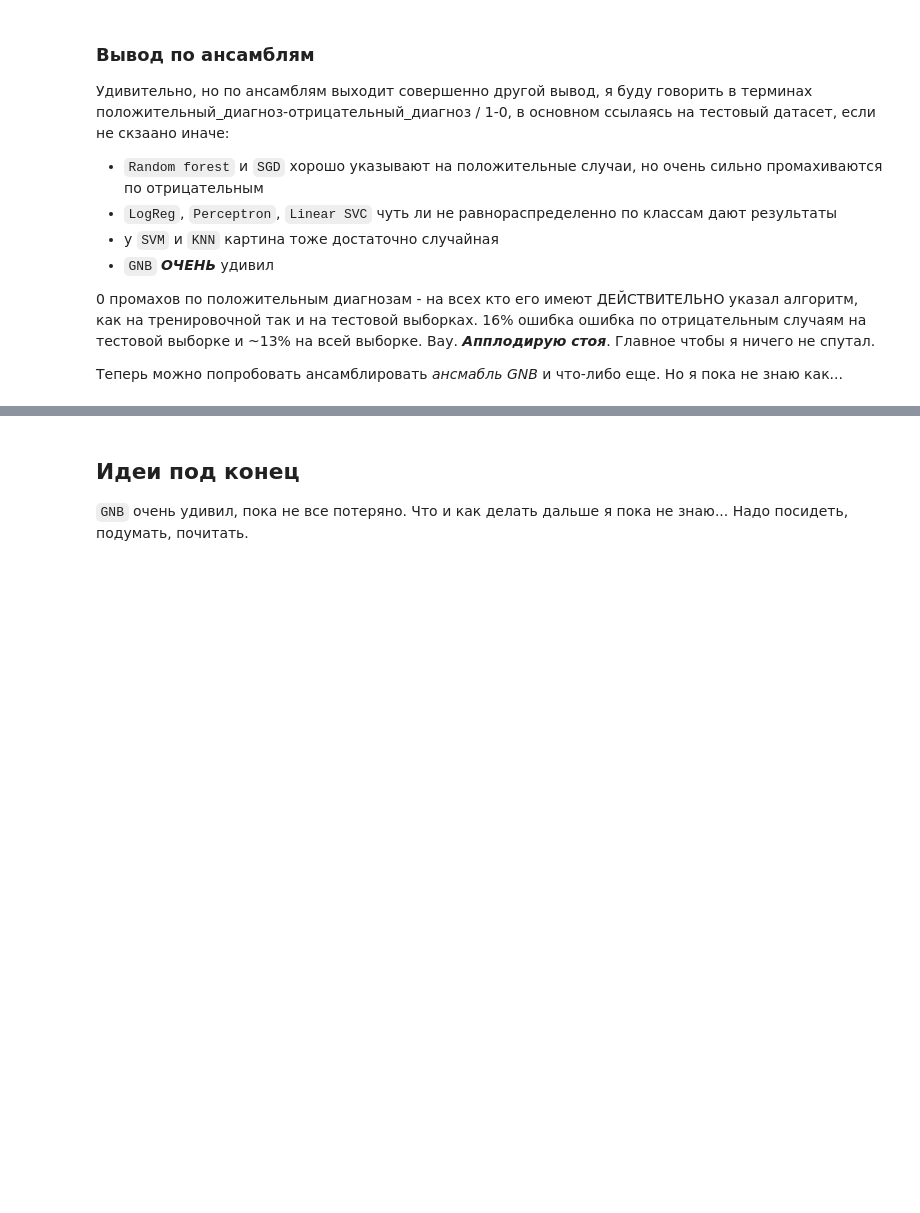
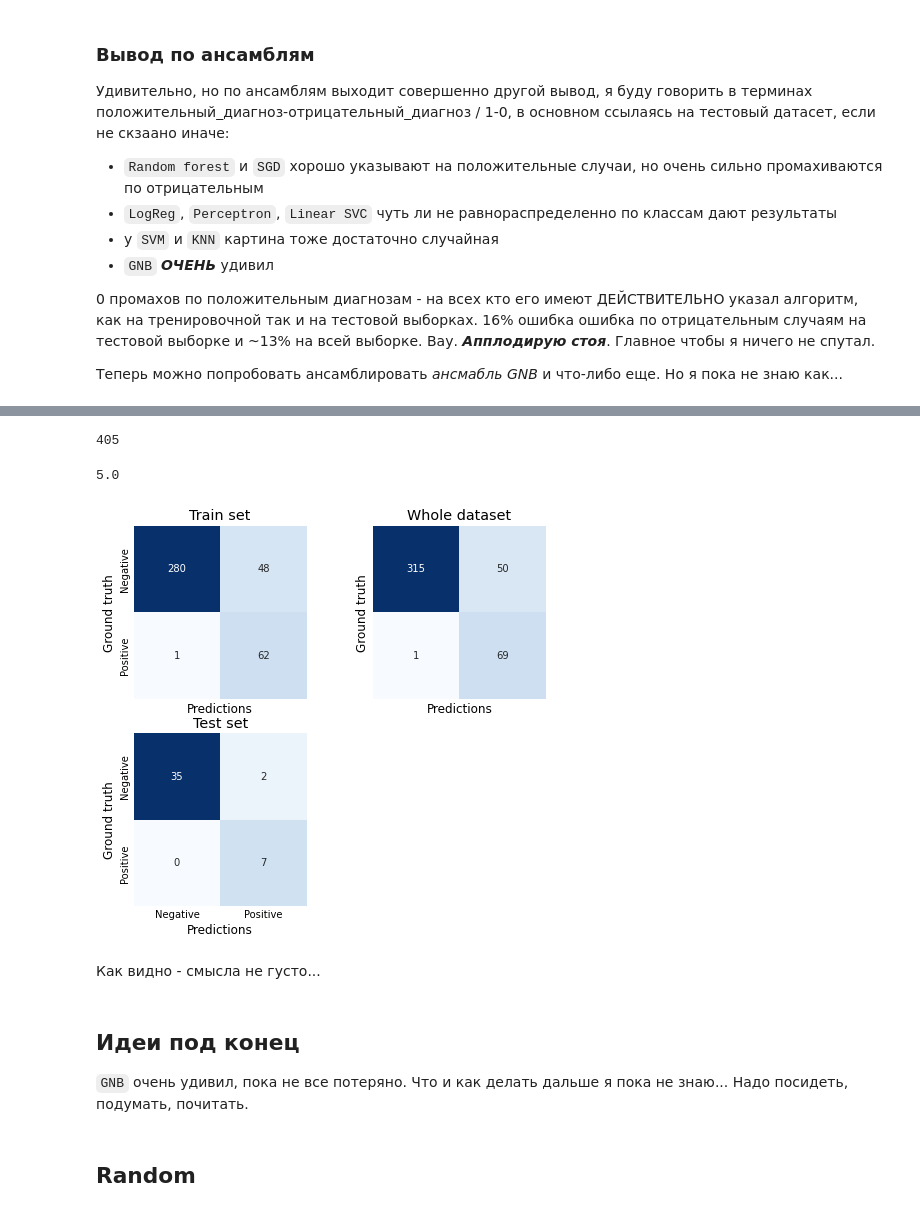
Before and after one commit to EmpyEmpt/Anemia-modeling, a Jupyter notebook: modeling.ipynb, the cells around one changed output, grey strips where cells are left out. Cells and saved outputs as stored; diff of their text form; code cells hidden in the pictures; blank space fills up the shorter version.

```diff
--- a/modeling.ipynb
+++ b/modeling.ipynb
@@ -575,4 +582,54 @@ visualise_ensemble(sgd_ensemble)
+# %%
+df = pd.read_csv('data/clean.csv')
+df = df.drop_duplicates().reset_index(drop = True)
+len(df)
+# %% [output]
+405
+# %%
+df_train, df_test = train_test_split(
+                                    df, test_size=0.20,
+                                    stratify=df['анемия'],
+                                    shuffle=True,
+                                    random_state=random_state
+                                    )
+# %%
+len(df_train.loc[df['анемия'] == 0]) / len(df_train.loc[df['анемия'] == 1])
+# ого вау идеально ровное соотношение
+# %% [output]
+5.0
+# %%
+df_positive = df_train.loc[df_train['анемия'] == 1].copy()
+df_negative = np.array_split(df_train.loc[df_train['анемия'] == 0], 5)
+# %%
+parameters = {
+    'var_smoothing': [1e-2, 1e-3, 1e-4, 1e-5, 1e-6, 1e-7, 1e-8, 1e-9, 1e-10, 1e-11, 1e-12, 1e-13, 1e-14, 1e-15]
+}
+
+def create_ensemble_optimized(clf_func, args):
+    classifiers = []
+    for ndf in df_negative:
+        clf_search = GridSearchCV(estimator=clf_func(), param_grid=parameters)
+
+        sub_df = pd.concat([df_positive, ndf])
+        sub_df = shuffle(sub_df, random_state=random_state)
+        y_sub = sub_df.pop('анемия')
+        x_sub = sub_df.copy()
+
+        clf_search.fit(x_sub, y_sub)
+        clf = clf_search.best_estimator_
+
+        classifiers.append(clf)
+    return classifiers
+# %%
+gnb_ensemble = create_ensemble_optimized(GaussianNB, {})
+visualise_ensemble(gnb_ensemble, 1.35)
+# %% [output]
+[figure, added]
+# %% [markdown]
+Как видно - смысла не густо...
 # %% [markdown]
 ## Идеи под конец
 
 `GNB` очень удивил, пока не все потеряно. Что и как делать дальше я пока не знаю... Надо посидеть, подумать, почитать.
+# %% [markdown]
+## Random
```
Also changed, not shown: parts of 19 cells of this notebook.
